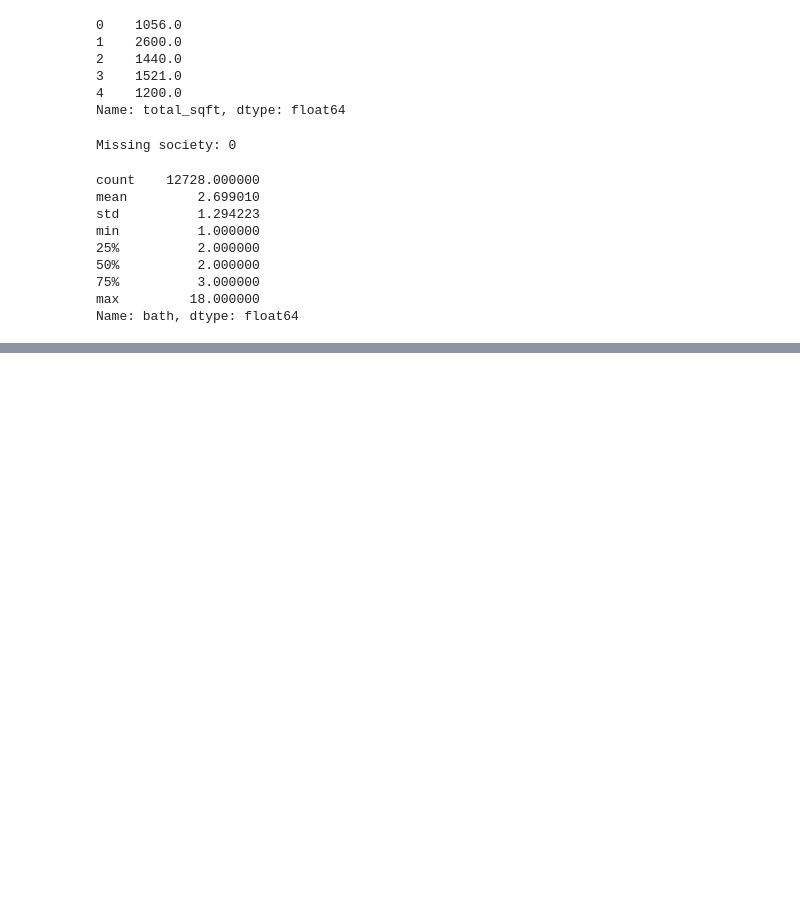
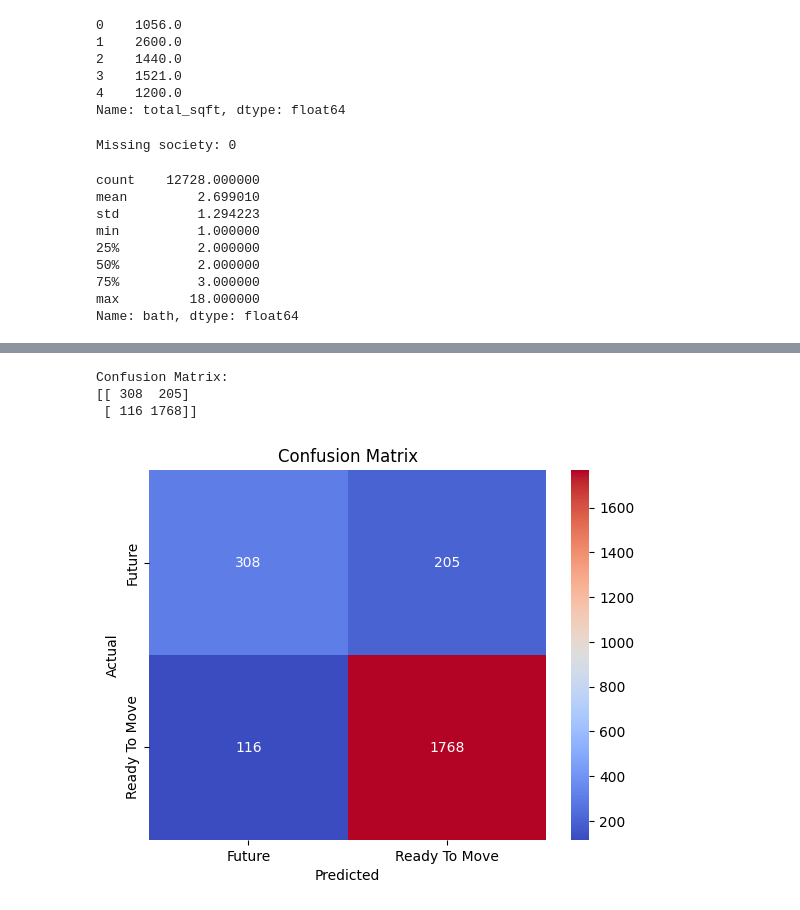
Before and after one commit to Bhoomikamalik81/Probation-Project-26, a Jupyter notebook: bhoomika_task_08.ipynb, the cells around one changed output, grey strips where cells are left out. Saved outputs shown, nothing was run; the diff lists cells and outputs as text; code cells hidden in the pictures; blank space fills up the shorter version.

Commit message:
Trained-Model

```diff
--- a/bhoomika_task_08.ipynb
+++ b/bhoomika_task_08.ipynb
@@ -294,0 +416,7 @@ Name: bath, dtype: float64
+# %%
+scaler = StandardScaler()
+X_train = scaler.fit_transform(X_train)
+X_test = scaler.transform(X_test)
+# %%
+model = LogisticRegression(max_iter=1000)
+model.fit(X_train,y_train)
@@ -294,0 +425,2 @@ Name: bath, dtype: float64
+# %%
+y_pred = model.predict(X_test)
@@ -294,0 +458,16 @@ Name: bath, dtype: float64
+# %%
+cm = confusion_matrix(y_test,y_pred)
+print("Confusion Matrix:")
+print(cm)
+# %% [output]
+Confusion Matrix:
+[[ 308  205]
+ [ 116 1768]]
+# %%
+sns.heatmap(cm,annot=True,fmt="d",xticklabels=["Future", "Ready To Move"],yticklabels=["Future", "Ready To Move"],cmap="coolwarm")
+plt.xlabel("Predicted")
+plt.ylabel("Actual")
+plt.title("Confusion Matrix")
+plt.show()
+# %% [output]
+[figure, added]
```
Also changed, not shown: parts of 34 cells of this notebook.
